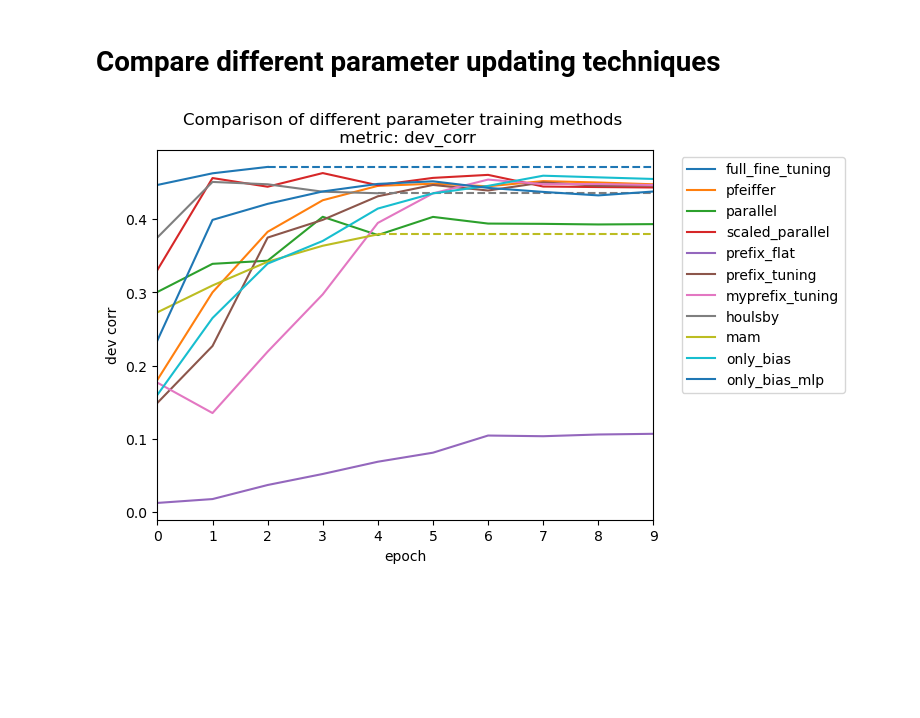
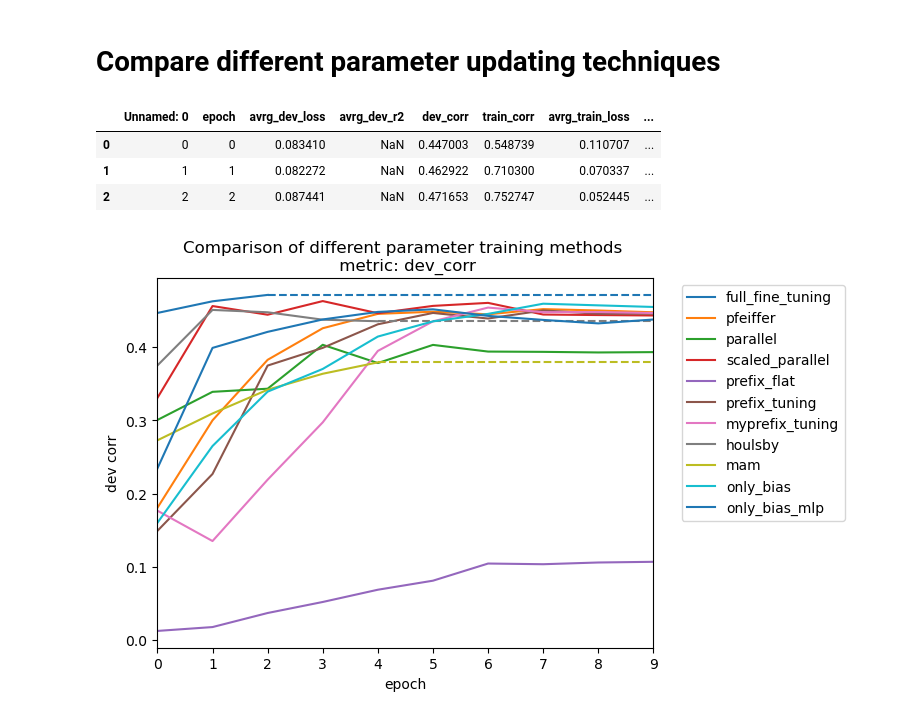
Before and after one commit to myrazma/2022_Masterthesis_Code, a Jupyter notebook: analysis/model_analysis.ipynb, the cells around one changed output. Cells and saved outputs as stored; diff of their text form; code cells hidden in the pictures; blank space fills up the shorter version.

```diff
--- a/analysis/model_analysis.ipynb
+++ b/analysis/model_analysis.ipynb
@@ -179,6 +174,13 @@ histories = [('full_fine_tuning', full_fine_tuning), ('pfeiffer', pfeiffer), ('p
             ('prefix_tuning', prefix_tuning), ('myprefix_tuning', myprefix_tuning), ('houlsby', houlsby), ('mam', mam), ('only_bias', only_bias), ('only_bias_mlp', only_bias_mlp)]
 #mymam = pd.read_csv('../')
 # Compare adapter types
+# %%
+full_fine_tuning
+# %% [output]
+|  | Unnamed: 0 | epoch | avrg_dev_loss | avrg_dev_r2 | dev_corr | train_corr | avrg_train_loss | ... |
+| 0 | 0 | 0 | 0.083410 | NaN | 0.447003 | 0.548739 | 0.110707 | ... |
+| 1 | 1 | 1 | 0.082272 | NaN | 0.462922 | 0.710300 | 0.070337 | ... |
+| 2 | 2 | 2 | 0.087441 | NaN | 0.471653 | 0.752747 | 0.052445 | ... |
 # %%
 max_epochs = 9 # 19
 metric = 'train_time_elapsed'#'dev_corr' # 'avrg_dev_loss'
```
Also changed, not shown: parts of 10 cells of this notebook, 1 other file.
